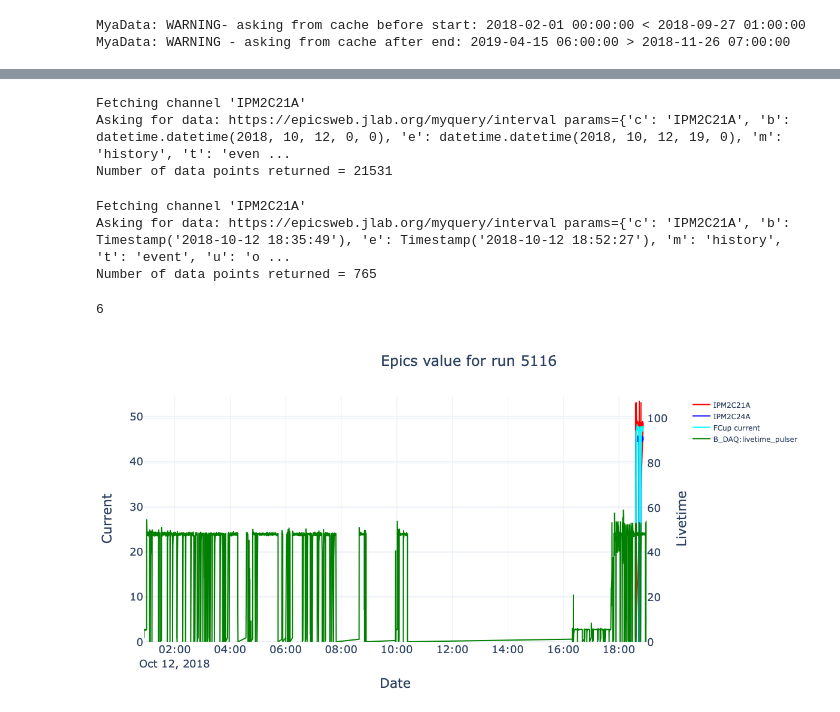
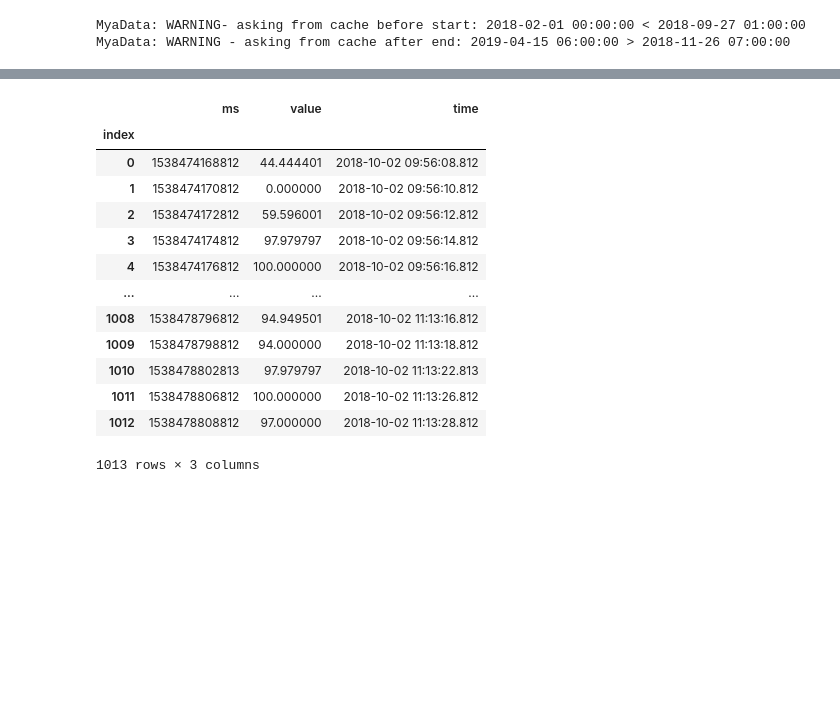
Before and after one commit to mholtrop/RunData, a Jupyter notebook: RGA_Data_checker.ipynb, the cells around one changed output, grey strips where cells are left out. Drawn from its saved outputs; the diff is of its cells as text; code cells hidden in the pictures; blank space fills up the shorter version.

```diff
--- a/RGA_Data_checker.ipynb
+++ b/RGA_Data_checker.ipynb
@@ -290,31 +266,17 @@ mya = MyaData(username="holtrop", password = "Peu1@.*fL4!xMjhgveC")
-# %%
-lt_p_l = data.Mya.get(channel="IPM2C21A", start=datetime(2018,10,12,0,0), end=datetime(2018,10,12,19,0), no_cache=True)
-# %% [output]
-Fetching channel 'IPM2C21A'
-Asking for data: https://epicsweb.jlab.org/myquery/interval params={'c': 'IPM2C21A', 'b': datetime.datetime(2018, 10, 12, 0, 0), 'e': datetime.datetime(2018, 10, 12, 19, 0), 'm': 'history', 't': 'even ...
-Number of data points returned = 21531
-# %%
-ipm2c21a = data.Mya.get(channel="IPM2C21A", start=start_time, end=end_time, run_number=99998)
-# %% [output]
-Fetching channel 'IPM2C21A'
-Asking for data: https://epicsweb.jlab.org/myquery/interval params={'c': 'IPM2C21A', 'b': Timestamp('2018-10-12 18:35:49'), 'e': Timestamp('2018-10-12 18:52:27'), 'm': 'history', 't': 'event', 'u': 'o ...
-Number of data points returned = 765
-# %%
-data.Mya.debug
-# %% [output]
-6
-# %%
-fig = make_subplots(specs=[[{"secondary_y": True}]])
-fig.update_layout(height=600, width=1200,
-                  title=go.layout.Title(text=f"Epics value for run {data.All_Runs.iloc[i_run].name}", xanchor="left", x=0.4),
-                  titlefont=dict(size=24),)
-plot_trace(ipm2c21a, name="IPM2C21A",color="red")
-plot_trace(ipm2c24a,name="IPM2C24A",color="blue")
-plot_trace(fcup_current,name="FCup current",color="aqua")
-plot_trace(lt_p_l,"B_DAQ:livetime_pulser",color="green", secondary_y=True)
-fig.update_xaxes(title_text="Date", titlefont=dict(size=22), tickfont=dict(size=18))
-fig.update_yaxes(title_text="Current", titlefont=dict(size=22),range=[0., max_y_epics*1.02], tickfont=dict(size=18))
-fig.update_yaxes(title_text="Livetime", titlefont=dict(size=22),range=[0., 110.], tickfont=dict(size=18), secondary_y=True)
-fig.show()
-# %% [output]
-[figure, removed]
+# %%
+livetime_pulser
+# %% [output]
+|  | ms | value | time |
+| index |  |  |  |
+| 0 | 1538474168812 | 44.444401 | 2018-10-02 09:56:08.812 |
+| 1 | 1538474170812 | 0.000000 | 2018-10-02 09:56:10.812 |
+| 2 | 1538474172812 | 59.596001 | 2018-10-02 09:56:12.812 |
+| 3 | 1538474174812 | 97.979797 | 2018-10-02 09:56:14.812 |
+| 4 | 1538474176812 | 100.000000 | 2018-10-02 09:56:16.812 |
+| ... | ... | ... | ... |
+| 1008 | 1538478796812 | 94.949501 | 2018-10-02 11:13:16.812 |
+| 1009 | 1538478798812 | 94.000000 | 2018-10-02 11:13:18.812 |
+| 1010 | 1538478802813 | 97.979797 | 2018-10-02 11:13:22.813 |
+| 1011 | 1538478806812 | 100.000000 | 2018-10-02 11:13:26.812 |
+| 1012 | 1538478808812 | 97.000000 | 2018-10-02 11:13:28.812 |
+1013 rows × 3 columns
```
Also changed, not shown: parts of 18 cells of this notebook.
